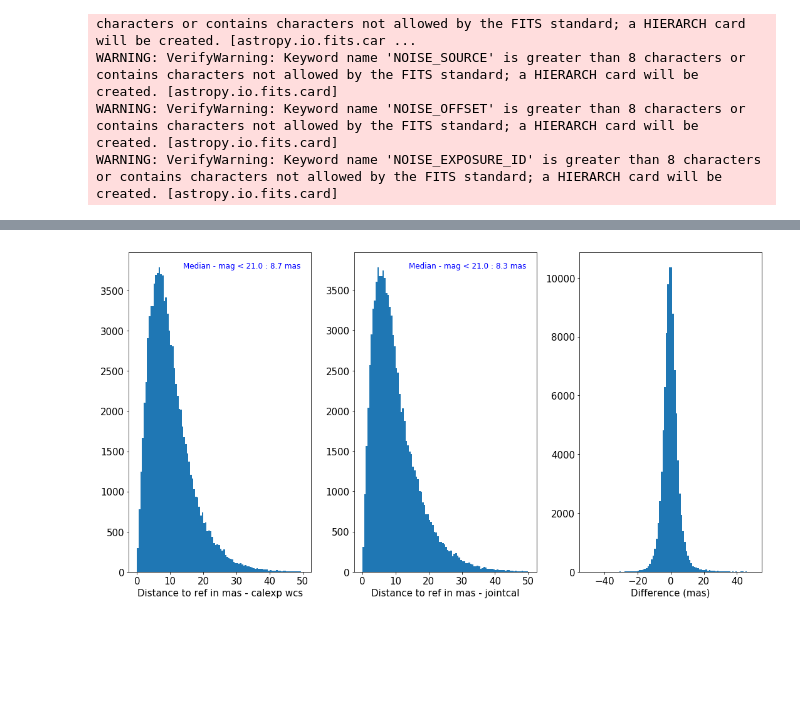
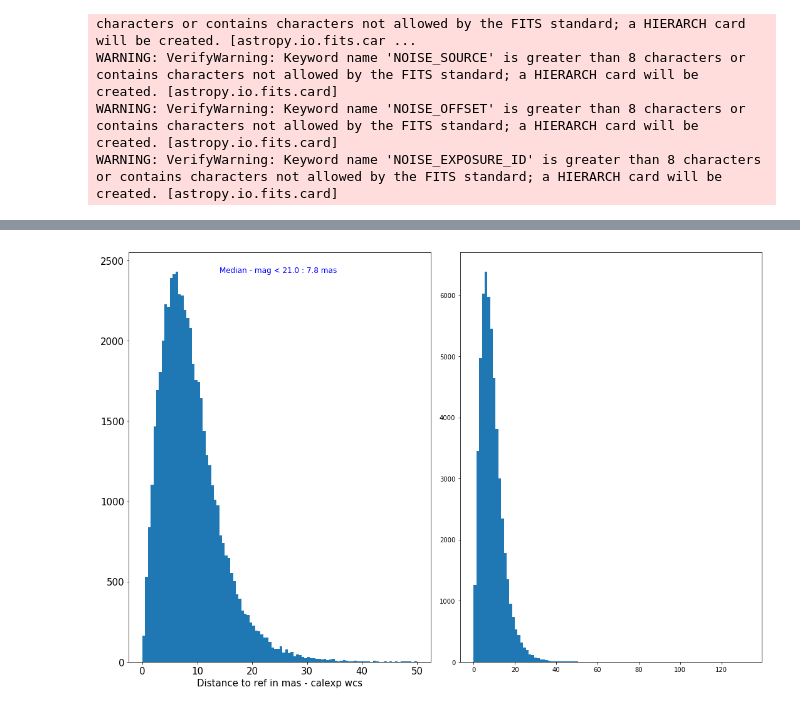
Before and after one commit to boutigny/LSST_notebooks, a Jupyter notebook: DC2/multi_visit_astrometry.ipynb, the cells around one changed output, grey strips where cells are left out. Saved outputs shown, nothing was run; the diff lists cells and outputs as text; code cells hidden in the pictures; blank space fills up the shorter version.

```diff
--- a/DC2/multi_visit_astrometry.ipynb
+++ b/DC2/multi_visit_astrometry.ipynb
@@ -31,15 +30,9 @@ import numpy as np
 import matplotlib
 import matplotlib.pylab as plt
 
-visits = [219976, 405724, 417009, 436500, 452564, 452599, 456722]
-#visits = [219976, 405724]
-#tracts = [4429,  4431,  4433,  4637,  4639,  4848,  4850,  4852,  5063,  5065,
-#          4430,  4432,  4636,  4638,  4640,  4849,  4851,  5062,  5064,  5066]
-
-#Fix the track number for the moment
-tract = 4429
+visits = [181898, 182014, 193860, 194105, 197403, 199498, 212048]
 filt = 'r'
-butler = dafPersist.Butler("/sps/lsst/dataproducts/desc/DC2/Run1.1-test2/w_2018_14/work/0/output")
+butler = dafPersist.Butler("/sps/lsst/dataproducts/desc/DC2/Run1.2p/w_2018_18/data/output")
 
 fluxType = "base_PsfFlux"
 #fluxType = "base_CircularApertureFlux_6_0"
@@ -188,11 +165,10 @@ fig.tight_layout()
 from astropy.coordinates import SkyCoord
 from astropy import units as u
 
-visits = [219976, 405724, 417009, 436500, 452564, 452599, 456722]
-vRef = 456722
-tract = 4429
+visits = [181898, 182014, 193860, 194105, 197403, 199498, 212048]
+vRef = 197403
+
 cRef = SkyCoord(ra = bigCat[bigCat['visit']==vRef]['coord_ra'], dec = bigCat[bigCat['visit']==vRef]['coord_dec'])
-cRefNew = SkyCoord(ra = bigCat[bigCat['visit']==vRef]['newRa'], dec = bigCat[bigCat['visit']==vRef]['newDec'])
 
 bigCat['dist'] = 999999.
 
@@ -205,36 +181,24 @@ for count,v in enumerate(visits):
         continue
 
     c = SkyCoord(ra = bigCat[bigCat['visit']==v]['coord_ra'], dec = bigCat[bigCat['visit']==v]['coord_dec'])
-    cNew = SkyCoord(ra = bigCat[bigCat['visit']==v]['newRa'], dec = bigCat[bigCat['visit']==v]['newDec'])
     idx, d2d, d3d = c.match_to_catalog_sky(cRef)
-    idxNew, d2dNew, d3dNew = cNew.match_to_catalog_sky(cRefNew)
-
     dist = dist + d2d.milliarcsecond.tolist()
-    distNew = distNew + d2dNew.milliarcsecond.tolist()
 
 bigCat['dist'] = dist
-bigCat['distNew'] = distNew
 # %%
-fig, (ax0, ax1, ax2) = plt.subplots(ncols=3, figsize=(15, 8))
+fig, (ax0, ax1) = plt.subplots(ncols=2, figsize=(15, 10))
 
 magCut = 21
-cut = (bigCat['dist'] < 300) & (bigCat['distNew'] < 300) & (bigCat['mag'] < magCut)
+cut = (bigCat['dist'] < 300) & (bigCat['mag'] < magCut)
 _ = ax0.hist(bigCat[cut]['dist'], bins=100, range = [0., 50])
-_ = ax1.hist(bigCat[cut]['distNew'], bins=100, range = [0., 50])
-_ = ax2.hist(bigCat[cut]['distNew'] - bigCat[cut]['dist'], bins=100, range=[-50, 50])
+_ = ax1.hist(bigCat[cut]['dist'], bins=100)
 
 ax0.tick_params(labelsize=15)
-ax1.tick_params(labelsize=15)
-ax2.tick_params(labelsize=15)
 ax0.set_xlabel('Distance to ref in mas - calexp wcs', fontsize=15)
-ax1.set_xlabel('Distance to ref in mas - jointcal', fontsize=15)
-ax2.set_xlabel('Difference (mas)', fontsize=15)
 
 ax0.annotate("Median - mag < %0.1f : %0.1f mas"%(magCut, np.median(bigCat[cut]['dist'])),
              fontsize=12, color='b', xy=(0.3, 0.95), xycoords='axes fraction')
-ax1.annotate("Median - mag < %0.1f : %0.1f mas"%(magCut, np.median(bigCat[cut]['distNew'])),
-             fontsize=12, color='b', xy=(0.3, 0.95), xycoords='axes fraction')
 
 fig.tight_layout()
 # %% [output]
-[figure, old version]
+[figure, new version]
```
Also changed, not shown: parts of 10 cells of this notebook, 3 other files.
